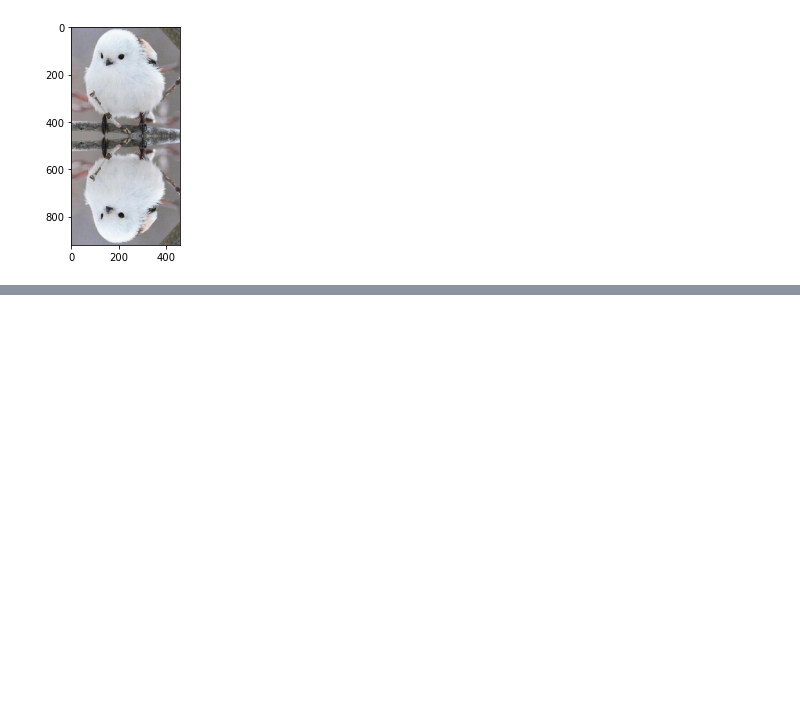
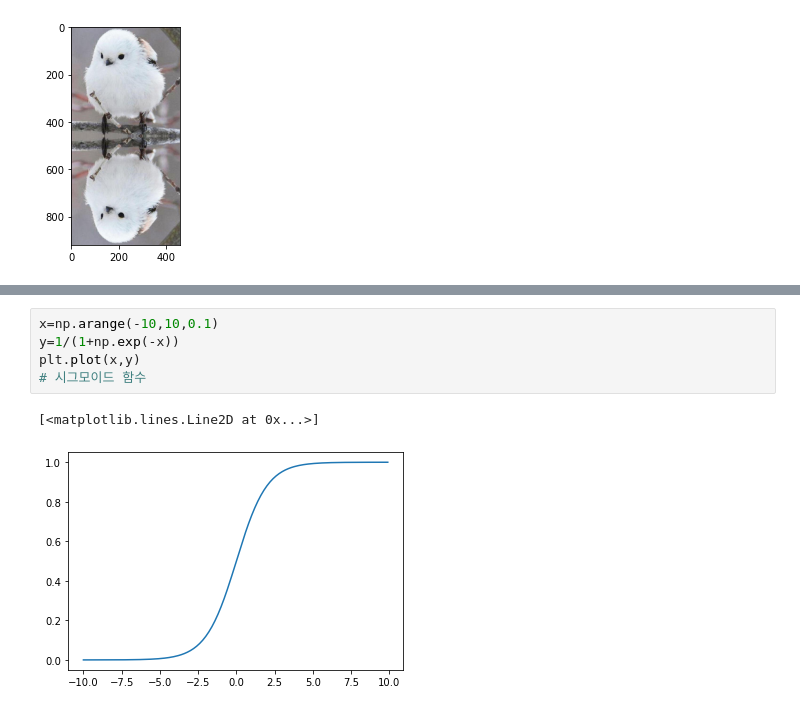
Before and after one commit to Heegu-han/AI, a Jupyter notebook: day_10/day_10.ipynb, the cells around one changed output, grey strips where cells are left out. Drawn from its saved outputs; the diff is of its cells as text; blank space fills up the shorter version.

```diff
--- a/day_10/day_10.ipynb
+++ b/day_10/day_10.ipynb
@@ -137,0 +158,8 @@ a=img
+# %%
+x=np.arange(-10,10,0.1)
+y=1/(1+np.exp(-x))
+plt.plot(x,y)
+# 시그모이드 함수
+# %% [output]
+[<matplotlib.lines.Line2D at 0x...>]
+[figure, added]
```
Also changed, not shown: parts of 9 cells of this notebook.
